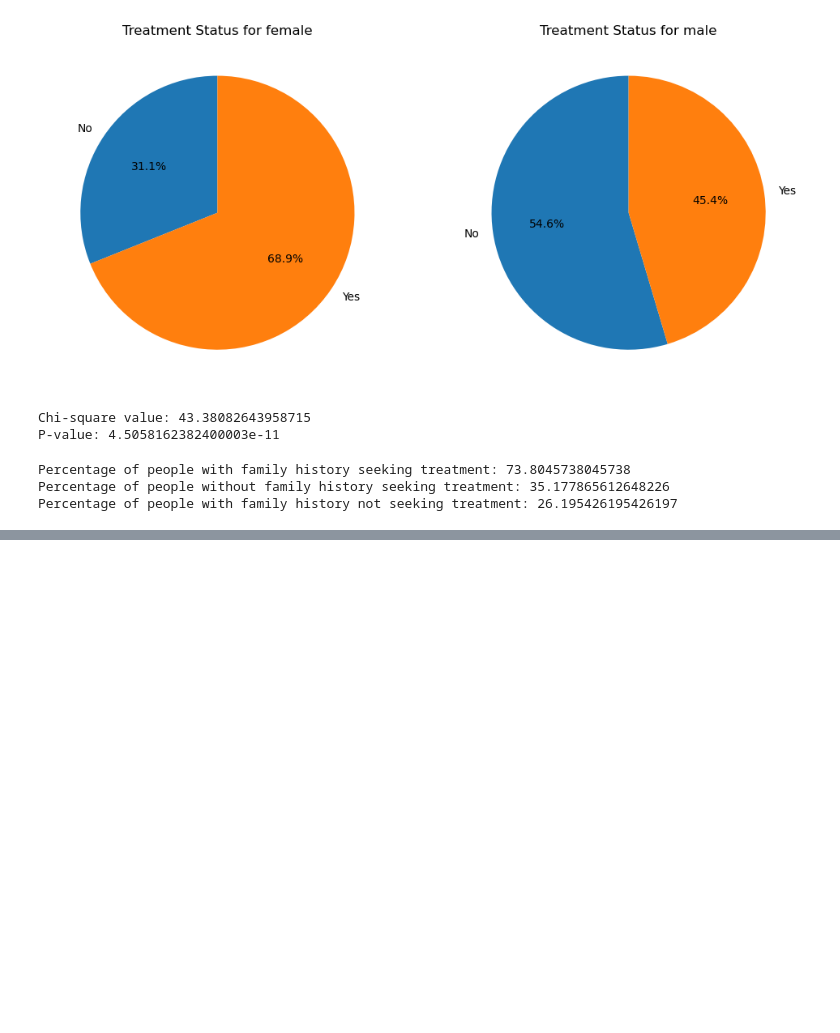
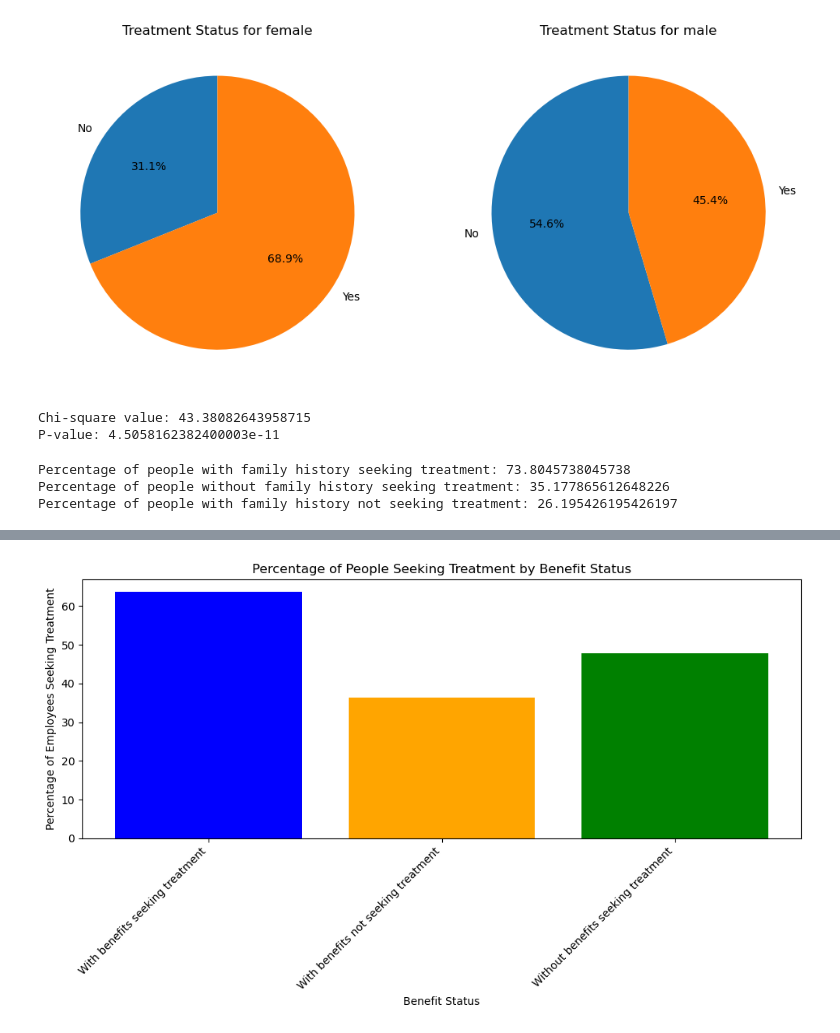
Before and after one commit to Bettypani/mental-health-survey-analysis, a Jupyter notebook: code/survey-data-script.ipynb, the cells around one changed output, grey strips where cells are left out. Saved outputs shown, nothing was run; the diff lists cells and outputs as text; code cells hidden in the pictures; blank space fills up the shorter version.

```diff
--- a/code/survey-data-script.ipynb
+++ b/code/survey-data-script.ipynb
@@ -110,0 +163,18 @@ plt.show()
+# %%
+# Data
+labels = ['With benefits seeking treatment', 'With benefits not seeking treatment', 'Without benefits seeking treatment']
+percentages = [percentage_with_benefits_treatment, percentage_with_benefits_no_treatment, percentage_without_benefits_treatment]
+
+# Create bar chart
+plt.figure(figsize=(10, 6))
+plt.bar(labels, percentages, color=['blue', 'orange', 'green'])
+plt.xlabel('Benefit Status')
+plt.ylabel('Percentage of Employees Seeking Treatment')
+plt.title('Percentage of People Seeking Treatment by Benefit Status')
+plt.xticks(rotation=45, ha='right')
+
+# Show the plot
+plt.tight_layout()
+plt.show()
+# %% [output]
+[figure, added]
```
Also changed, not shown: parts of 5 cells of this notebook.
